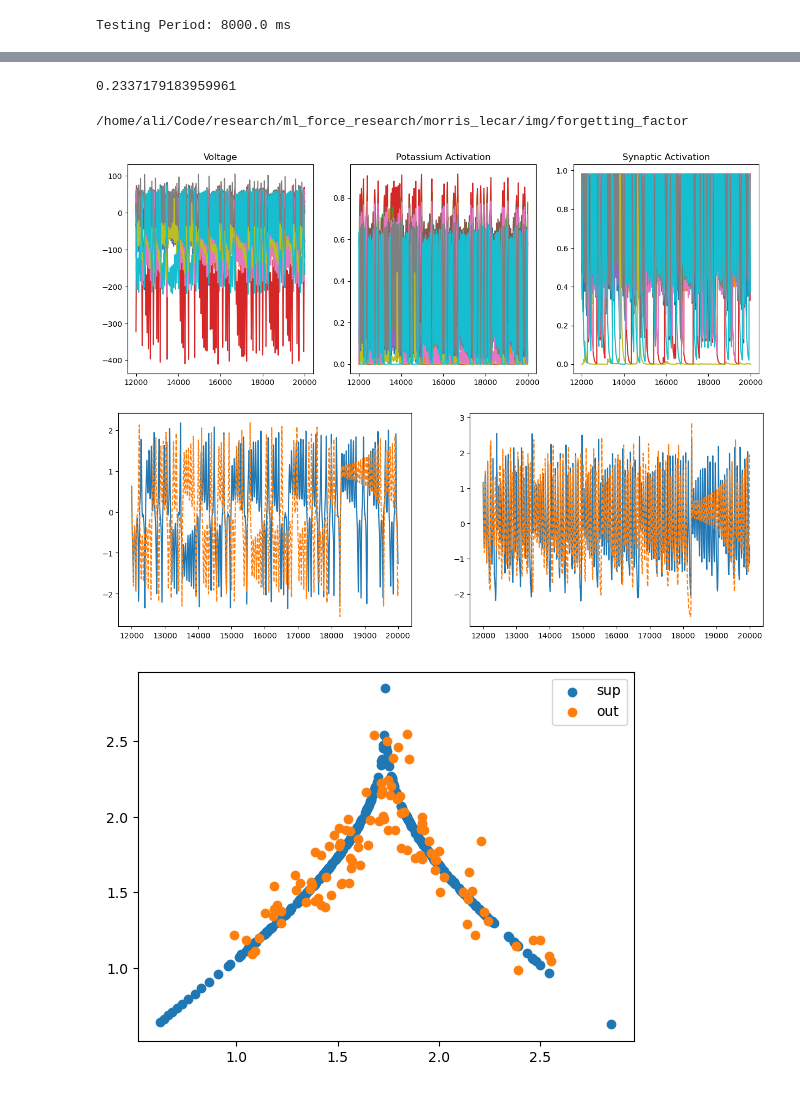
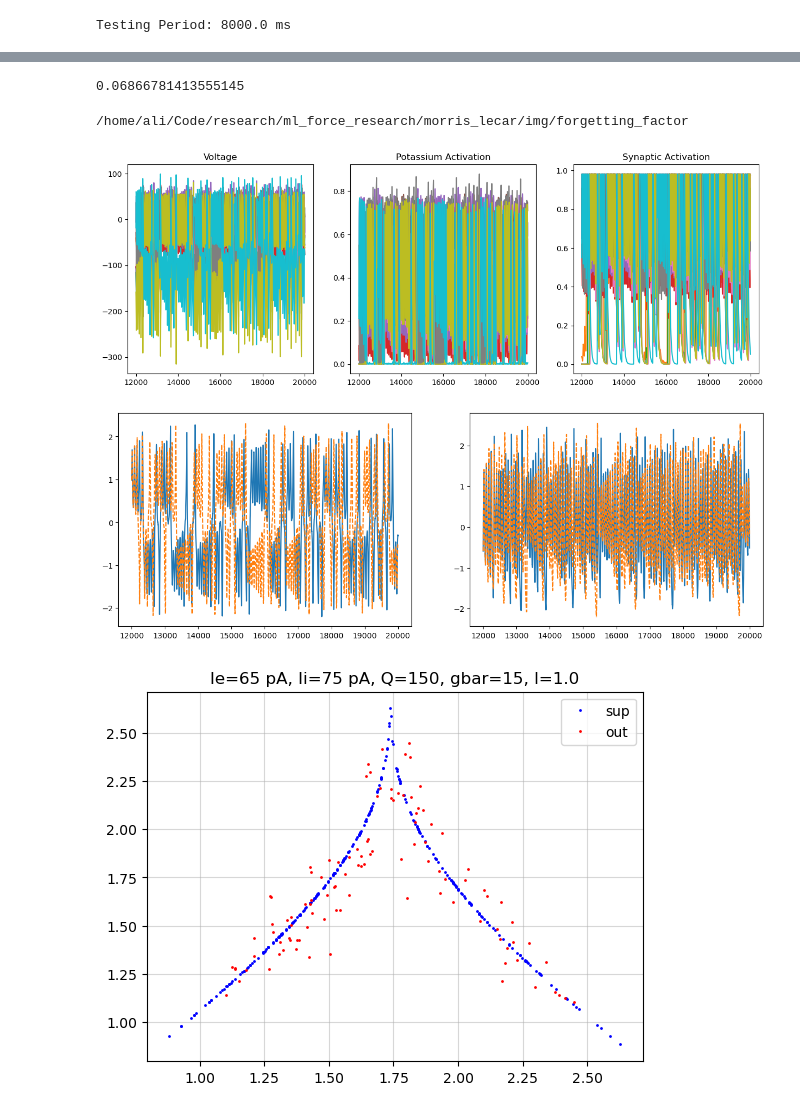
Before and after one commit to themahani/ml_force_research, a Jupyter notebook: morris_lecar/test_force copy.ipynb, the cells around one changed output, grey strips where cells are left out. Saved outputs shown, nothing was run; the diff lists cells and outputs as text; code cells hidden in the pictures.

```diff
--- a/morris_lecar/test_force copy.ipynb
+++ b/morris_lecar/test_force copy.ipynb
@@ -30,7 +29,7 @@ dt = 5e-2
 t = np.arange(0, T, dt)
 nt = t.size
 # x = VanDerPol(T, dt, mu=1, tau=.02).generate(transient_time=500.0)
-x = LorenzAttractor(T, dt, tau=.01).generate(transient_time=500.0)
+x = LorenzAttractor(T, dt, tau=.01).generate(transient_time=1000.0)
 
 x = x.T
 # sup = minmax_transform(x, zero_mean=True)
@@ -51,16 +50,16 @@ NI = 2500
 N = NI + NE
 
 # input current for I and E neurons
-Ie = 70     # pA
-Ii = 70     # pA
+Ie = 60     # pA
+Ii = 80     # pA
 current = np.ones((N, 1))
 middle = N // 2
 current[:middle] *= Ie  # NE bias
 current[middle:] *= Ii  # NI bias
 # current = np.random.rand(N, 1) * Ie
 
-Q = 200
-lamda = 1.0
+Q = 150
+lamda = 1.
 gbar = 15
 # %%
 device = torch.device("cuda" if torch.cuda.is_available() else 'cpu')
@@ -102,6 +103,14 @@ ff_coeff = 1 - 1 / memory_coeff
 ff_coeff
 # %% [output]
 0.9998
+# %%
+save_path = os.path.join(os.getcwd(), "results", f"Q_{Q}_gbar_{gbar}_l_{lamda}")
+os.makedirs(save_path, exist_ok=True)
+
+def save_tensor(tensor, name):
+    file_name = name + ".pt"
+    torch.save(tensor, os.path.join(save_path, file_name))
+    print(f"Saved {file_name} in {save_path}")
 # %%
 duration = 500
 nt_transient = int(duration // dt)
@@ -131,6 +140,6 @@ for i in tqdm(range(nt_train)):
     dec_rec_train[i] = ml.dec[neurons]
 
     if i <= int(rls_stop // dt) and i % rls_step == 0:
-        ml.rls_ff(i, ff_coeff=ff_coeff)
-        # ml.rls(i)
+        # ml.rls_ff(i, ff_coeff=ff_coeff)
+        ml.rls(i)
 # %% [output]
@@ -188,7 +220,7 @@ Testing Period: 8000.0 ms
 # %%
 ml.dec.abs().max().item()
 # %% [output]
-0.2337179183959961
+0.06866781413555145
 # %%
 save_dir = os.path.join(os.getcwd(), "img", "forgetting_factor")
 os.makedirs(save_dir, exist_ok=True)
@@ -208,7 +240,7 @@ ax[2].set_title('Synaptic Activation')
 
 plt.show()
 # %% [output]
-[figure, old version]
+[figure, new version]
 # %%
 fig, ax = plt.subplots(1, 2, figsize=(15, 5), sharex=True)
 ax[0].plot(t_test, x_hat_rec[:, 0].cpu().numpy())
@@ -217,27 +249,32 @@ ax[1].plot(t_test, x_hat_rec[:, 2].cpu().numpy())
 ax[1].plot(t_test, sup[nt_train+2:, 2], '--')
 plt.show()
 # %% [output]
-[figure, old version]
+[figure, new version]
 # %%
+
 from scipy.signal import find_peaks
 
 z = ml.sup[:, 2].cpu().numpy()
 z_hat = x_hat_rec[:, 2].cpu().numpy()
 
 dist = 1200
 
 peaks = z[find_peaks(z, distance=dist)[0]]
+# peaks = peaks[peaks > 0]
 peaks_hat = z_hat[find_peaks(z_hat, distance=dist)[0]]
+# peaks_hat = peaks_hat[peaks_hat > 0]
 
-plt.scatter(peaks[:-1], peaks[1:], label="sup")
-plt.scatter(peaks_hat[:-1], peaks_hat[1:], label="out")
+plt.plot(peaks[:-1], peaks[1:], 'bo', ms=1, label="sup")
+plt.plot(peaks_hat[:-1], peaks_hat[1:], 'ro', ms=1, label="out")
 # plt.xlim(0.5, 3)
 # plt.ylim(0.5, 3)
+plt.grid(alpha=.5)
 plt.legend()
-plt.savefig(os.path.join(save_dir, f"N_{ml._N}_ff_{ff_coeff}_return_map_.png"), dpi=300, bbox_inches='tight')
+plt.title(f"Ie={Ie} pA, Ii={Ii} pA, Q={Q}, gbar={gbar}, l={lamda}")
+plt.savefig(os.path.join(save_path, f"N_{ml._N}_ff_{ff_coeff}_return_map_.png"), dpi=300, bbox_inches='tight')
 plt.show()
 # %% [output]
-[figure, old version]
+[figure, new version]
 # %%
 fig, ax = plt.subplots(ncols=ml.sup.shape[1], nrows=1, figsize=(15, 5), sharex=True)
 for i in range(ml.sup.shape[1]):
```
Also changed, not shown: parts of 11 cells of this notebook, 3 other files.
